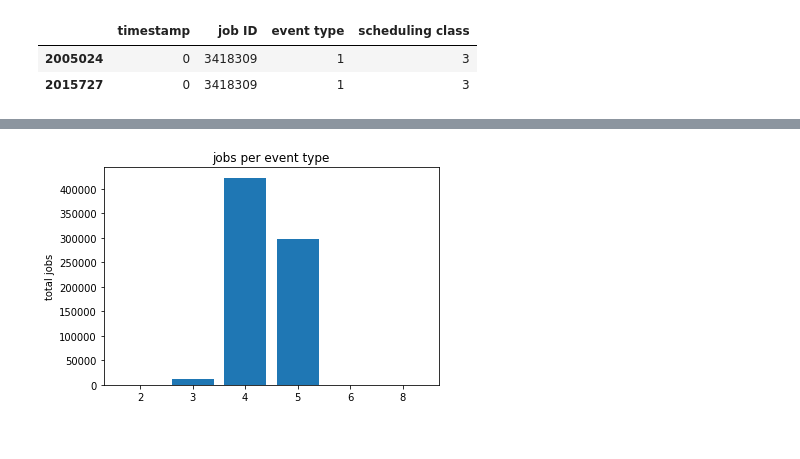
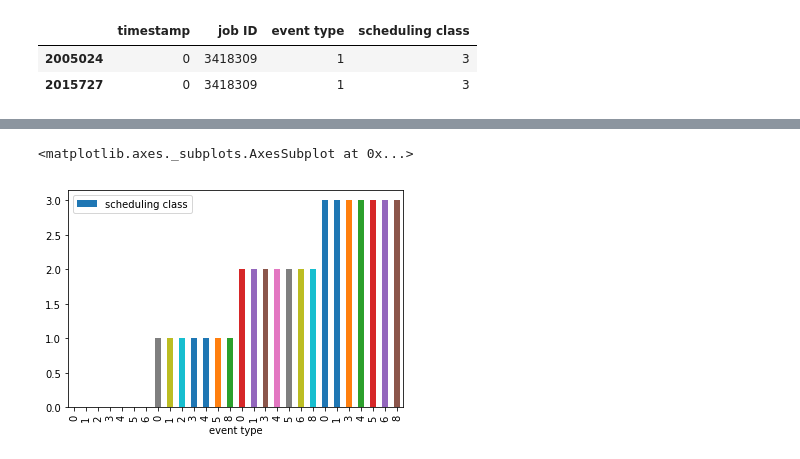
Before and after one commit to elNiNo009/google_cluster, a Jupyter notebook: jobs_failed.ipynb, the cells around one changed output, grey strips where cells are left out. Saved outputs shown, nothing was run; the diff lists cells and outputs as text; code cells hidden in the pictures.

```diff
--- a/jobs_failed.ipynb
+++ b/jobs_failed.ipynb
@@ -134,14 +177,0 @@ event_job
-# %%
-usage = event_job['total']
-labels = event_job['event type']
-# Generating the y positions. Later, we'll use them to replace them with labels.
-y_positions = range(len(labels))
-
-# Creating our bar plot
-plt.bar(y_positions, usage)
-plt.xticks(y_positions, labels)
-plt.ylabel("total jobs")
-plt.title("jobs per event type")
-plt.show()
-# %% [output]
-[figure, removed]
@@ -148,3 +181,8 @@ plt.show()
+# %%
+event_job.plot(x="event type", y="scheduling class", kind="bar")
+# %% [output]
+<matplotlib.axes._subplots.AxesSubplot at 0x...>
+[figure, added]
 # %%
 Total = event_job['total'].sum()
 Total
```
Also changed, not shown: parts of 19 cells of this notebook.
